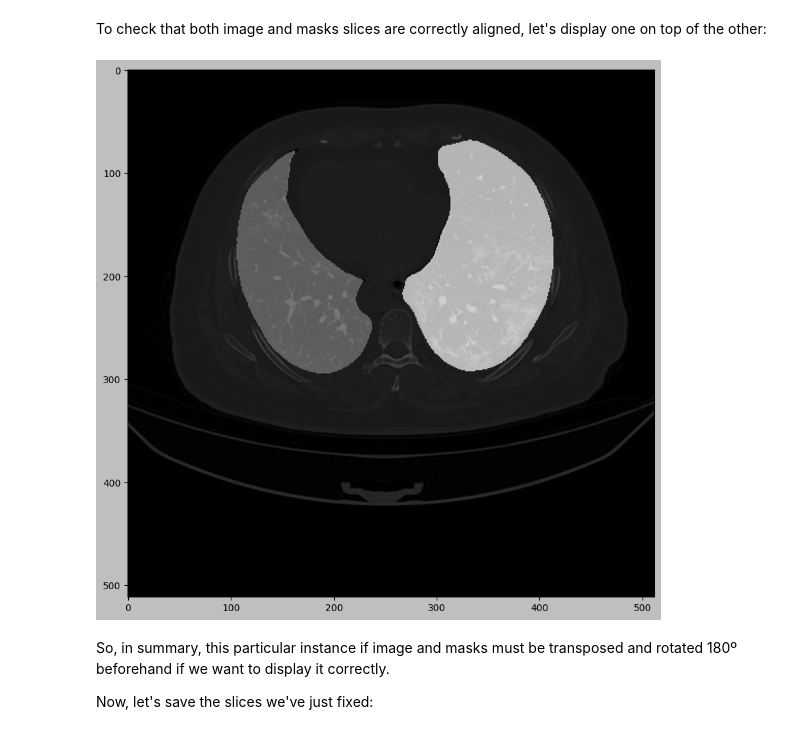
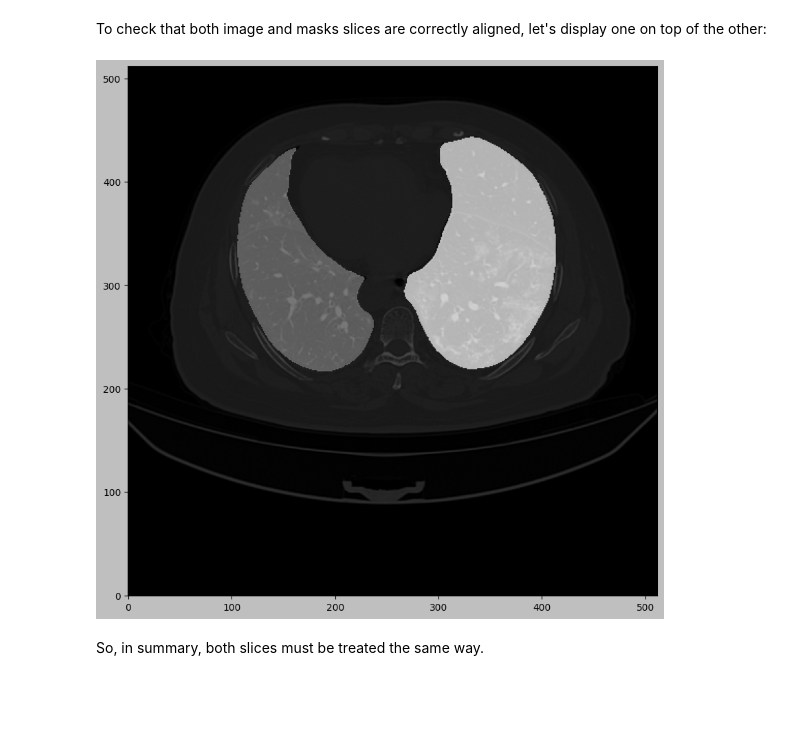
Before and after one commit to i3uex/sam, a Jupyter notebook: notebooks/image_transformations.ipynb, the cells around one changed output. Saved outputs shown, nothing was run; the diff lists cells and outputs as text; code cells hidden in the pictures; blank space fills up the shorter version.

```diff
--- a/notebooks/image_transformations.ipynb
+++ b/notebooks/image_transformations.ipynb
@@ -45,8 +61,6 @@ At first glance, you could be tempted to think the slice is rotated, but look at
 # %%
-image_slice = image_slice.swapaxes(0, 1)
-
 plt.figure(figsize=(10, 10))
 plt.style.use('grayscale')
-plt.imshow(image_slice)
+plt.imshow(np.rot90(image_slice, k=3), origin='lower')
 plt.show()
 # %% [output]
@@ -56,7 +67,0 @@ The slice loaded via Python now looks identical to the one loaded via ImageJ. Th
-# %%
-image_slice = np.rot90(image_slice, k=2, axes=(0, 1))
-
-plt.figure(figsize=(10, 10))
-plt.style.use('grayscale')
-plt.imshow(image_slice)
-plt.show()
@@ -69,7 +75,7 @@ Now the CT looks right. This means that, in this case, we have to transpose the
 
 Let's follow the same steps with the corresponding masks, starting with the load of the file:
 # %%
-masks_slice = np.load('coronacases_001_masks_slice_122.npy')
+masks_slice = np.load(masks_slice_path)
 masks_slice.shape
 # %% [output]
 (512, 512)
@@ -87,9 +93,6 @@ It seems we are in the same case, so let's try directly to transpose and rotate
 # %%
-masks_slice = masks_slice.swapaxes(0, 1)
-masks_slice = np.rot90(masks_slice, k=2, axes=(0, 1))
-
 plt.figure(figsize=(10, 10))
 plt.style.use('grayscale')
-plt.imshow(masks_slice)
+plt.imshow(np.rot90(masks_slice, k=3), origin='lower')
 plt.show()
 # %% [output]
@@ -99,12 +102,8 @@ To check that both image and masks slices are correctly aligned, let's display o
 # %%
 plt.figure(figsize=(10, 10))
 plt.style.use('grayscale')
-plt.imshow(image_slice)
-plt.gca().imshow(masks_slice, alpha=0.7)
+plt.imshow(np.rot90(image_slice, k=3), origin='lower')
+plt.gca().imshow(np.rot90(masks_slice, k=3), origin='lower', alpha=0.7)
 plt.show()
 # %% [output]
-[figure, old version]
+[figure, new version]
-# %% [markdown]
-So, in summary, this particular instance if image and masks must be transposed and rotated 180º beforehand if we want to display it correctly.
-
-Now, let's save the slices we've just fixed:
@@ -115,0 +110,2 @@ np.save(masks_slice_transformed_path, masks_slice)
+# %% [markdown]
+So, in summary, both slices must be treated the same way.
```
Also changed, not shown: parts of 18 cells of this notebook, 5 other files.
